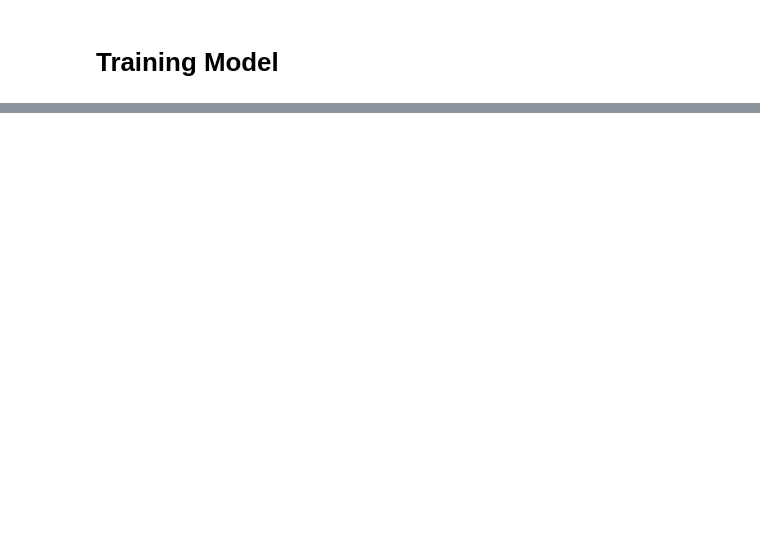
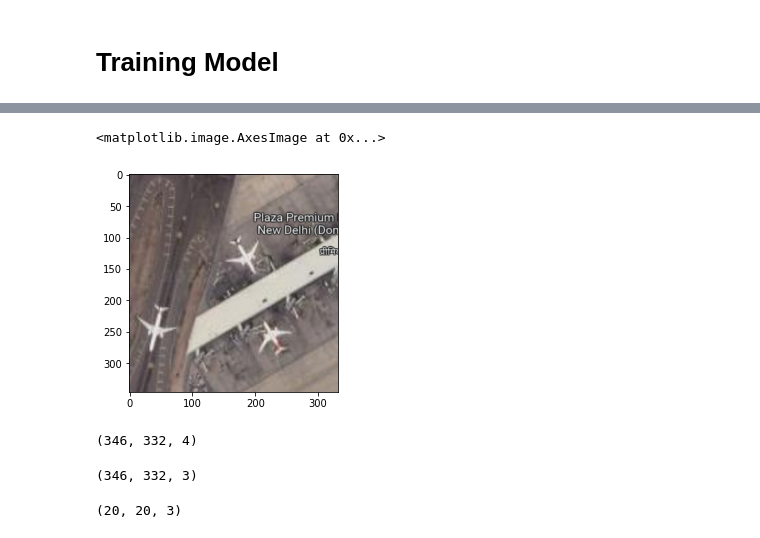
Before and after one commit to ishaan9006/Airplane-Detection, a Jupyter notebook: run.ipynb, the cells around one changed output, grey strips where cells are left out. Drawn from its saved outputs; the diff is of its cells as text; code cells hidden in the pictures; blank space fills up the shorter version.

```diff
--- a/run.ipynb
+++ b/run.ipynb
@@ -73,0 +107,9 @@ array([0.1112389, 0.8765012], dtype=float32)
+# %%
+plt.imshow(photo)
+# %% [output]
+<matplotlib.image.AxesImage at 0x...>
+[figure, added]
+# %%
+photo.shape
+# %% [output]
+(346, 332, 4)
@@ -73,0 +118,4 @@ array([0.1112389, 0.8765012], dtype=float32)
+# %%
+photo.shape
+# %% [output]
+(346, 332, 3)
@@ -73,0 +124,4 @@ array([0.1112389, 0.8765012], dtype=float32)
+# %%
+photo.shape
+# %% [output]
+(20, 20, 3)
```
Also changed, not shown: parts of 24 cells of this notebook.
